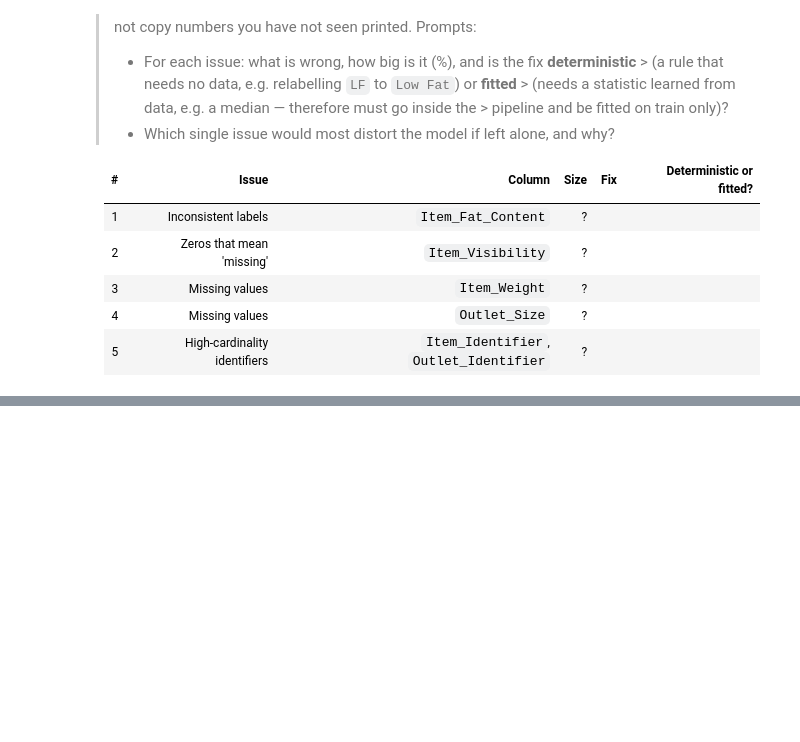
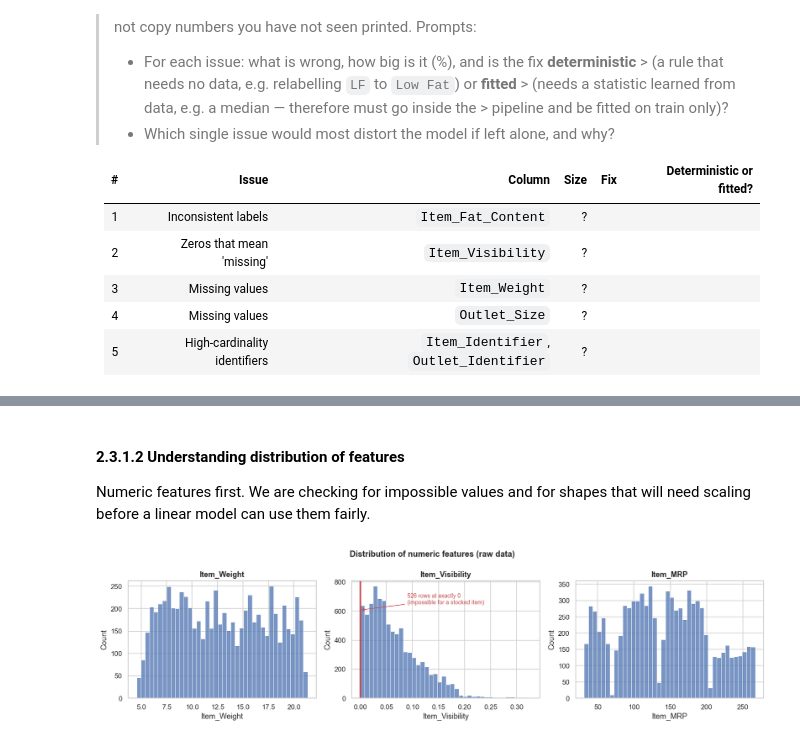
Before and after one commit to marcusteoh/bigmart-sales-forecaster, a Jupyter notebook: BigMart_Sales_Prediction.ipynb, the cells around one changed output, grey strips where cells are left out. Cells and saved outputs as stored; diff of their text form; code cells hidden in the pictures; blank space fills up the shorter version.

```diff
--- a/BigMart_Sales_Prediction.ipynb
+++ b/BigMart_Sales_Prediction.ipynb
@@ -349,0 +399,30 @@ Max distinct weights recorded for any one product : 1 (1 = weight is a stable pr
+# %% [markdown]
+#### 2.3.1.2 Understanding distribution of features
+
+Numeric features first. We are checking for impossible values and for shapes that will need scaling before a linear model can use them fairly.
+# %%
+## Understanding distribution of numeric features
+
+numeric_features = ['Item_Weight', 'Item_Visibility', 'Item_MRP']
+fig, axes = plt.subplots(1, 3, figsize=(15, 4))
+
+for ax, col in zip(axes, numeric_features):
+    sns.histplot(df[col], bins=40, ax=ax, color='#4C72B0')
+    ax.set_title(col)
+    ax.set_xlabel(col)
+    ax.set_ylabel('Count')
+
+# Mark the impossible-zero spike found in 2.2.5 so the problem is visible, not just stated.
+n_zero = (df['Item_Visibility'] == 0).sum()
+axes[1].axvline(0, color='#C44E52', lw=2.5)
+axes[1].annotate(f'{n_zero} rows at exactly 0\n(impossible for a stocked item)',
+                 xy=(0, axes[1].get_ylim()[1] * 0.75),
+                 xytext=(0.09, axes[1].get_ylim()[1] * 0.8),
+                 color='#C44E52', fontsize=9,
+                 arrowprops=dict(arrowstyle='->', color='#C44E52'))
+
+fig.suptitle('Distribution of numeric features (raw data)', fontsize=13, fontweight='bold')
+plt.tight_layout()
+plt.show()
+# %% [output]
+[figure, added]
```
Also changed, not shown: parts of 15 cells of this notebook.
